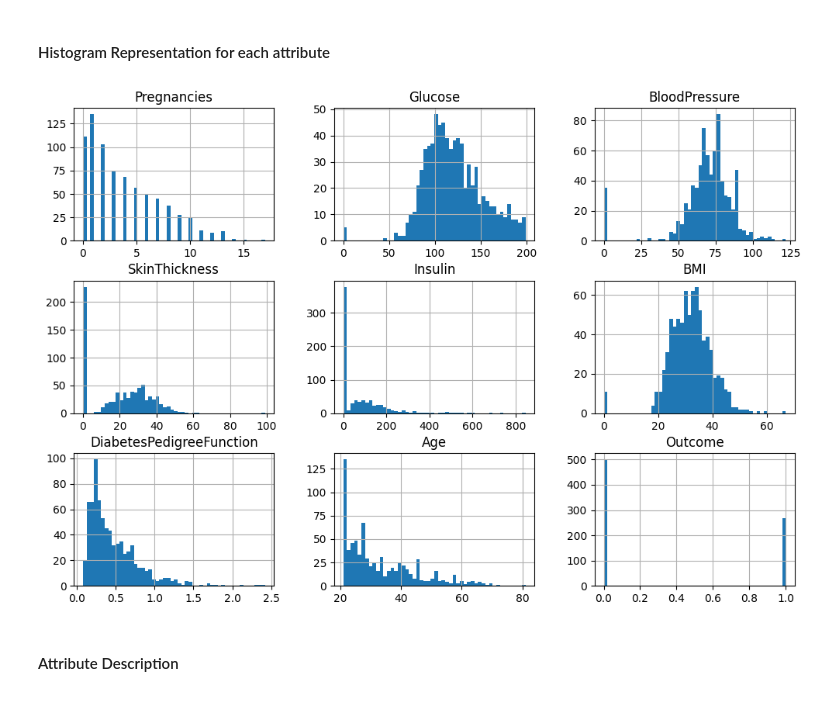
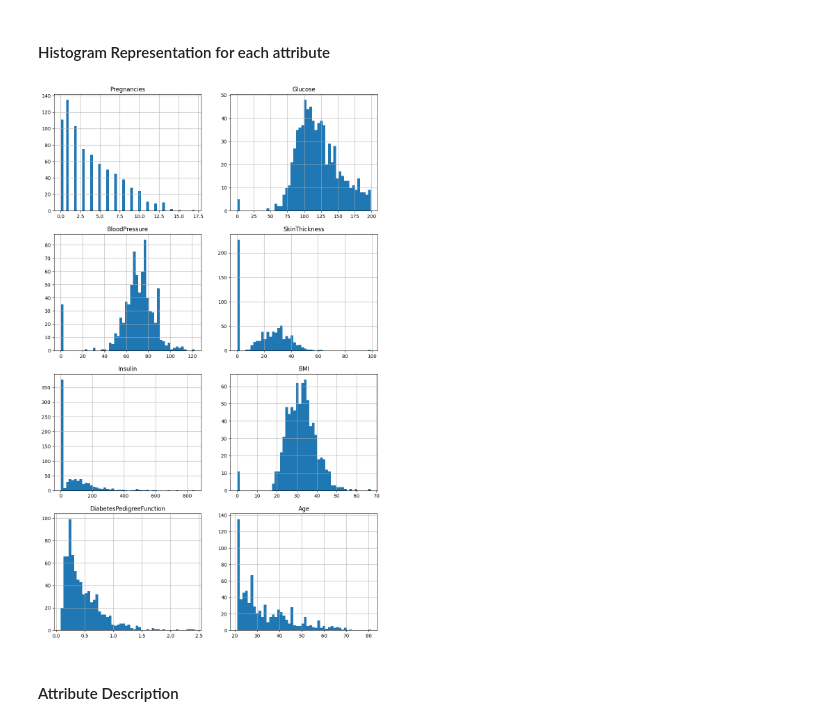
Before and after one commit to aditya-524/DiabetesPredictor-SLP, a Jupyter notebook: implementation_alpha.ipynb, the cells around one changed output. Drawn from its saved outputs; the diff is of its cells as text; code cells hidden in the pictures.

```diff
--- a/implementation_alpha.ipynb
+++ b/implementation_alpha.ipynb
@@ -35,11 +35,22 @@ dtypes: float64(2), int64(7)
 memory usage: 54.1 KB
 # %% [markdown]
 #### Histogram Representation for each attribute
-# %%
-pima.hist(bins=50, figsize=(12, 8))
-plt.show()
-# %% [output]
-[figure, removed]
+# %%
+#3x3 version
+# pima.hist(bins=50, figsize=(12, 8))
+# plt.show()
+fig, axs = plt.subplots(4, 2, figsize=(12, 20))
+
+for i in range(4):
+    for j in range(2):
+        col = i * 2 + j
+        axs[i, j].hist(pima.iloc[:, col], bins=50)
+        axs[i, j].set_title(pima.columns[col])
+        axs[i, j].grid(True)
+
+plt.show()
+# %% [output]
+[figure, added]
 # %% [markdown]
 #### Attribute Description
 # %%
```
Also changed, not shown: parts of 1 cell of this notebook, 15 other files.
